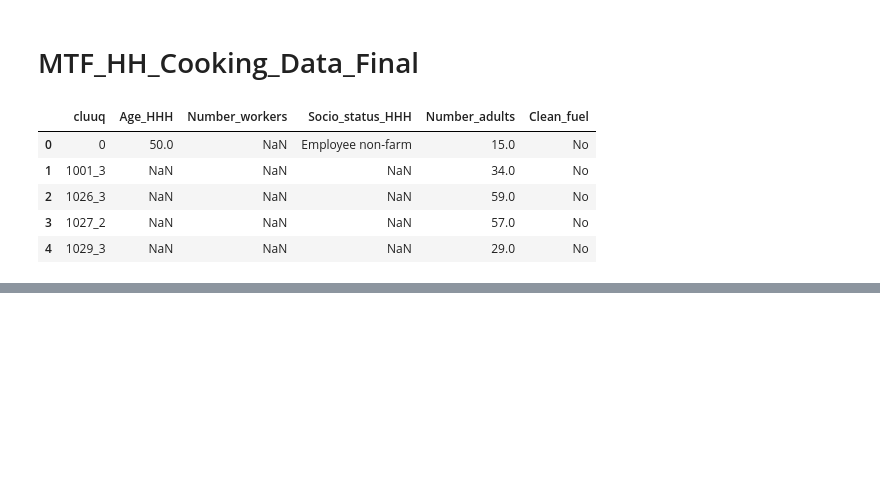
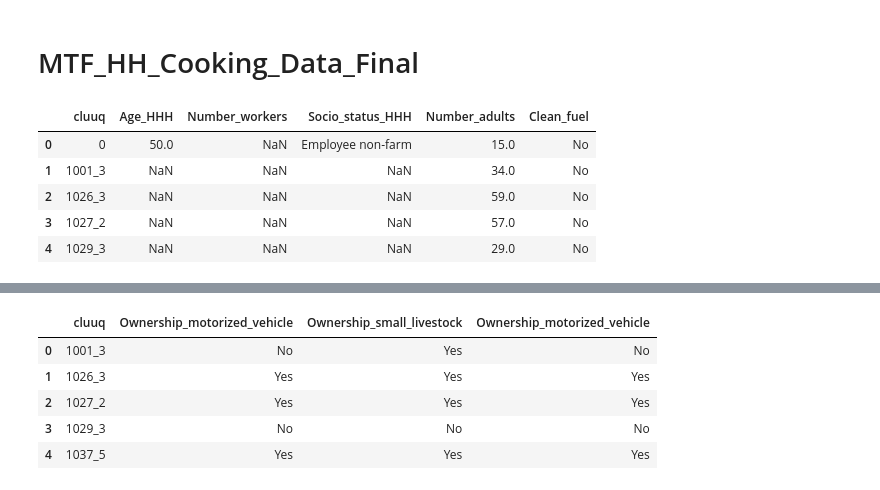
Before and after one commit to SESAM-Polimi/offgrid-demand-estimation, a Jupyter notebook: datasets/Kenya.ipynb, the cells around one changed output, grey strips where cells are left out. Cells and saved outputs as stored; diff of their text form; code cells hidden in the pictures; blank space fills up the shorter version.

```diff
--- a/datasets/Kenya.ipynb
+++ b/datasets/Kenya.ipynb
@@ -118,0 +361,23 @@ Kenya.to_dataframe().head()
+# %%
+M2_Asset_Data_Final = ODEDataset('kenya/MTF_HH_Sec.M2_Asset_Data_Final').from_csv(
+    "../playground/data/ESMAP/kenya/MTF_HH_Sec.M2_Asset_Data_Final.csv", encoding='ISO-8859-1')
+
+M2_Asset_Data_Final = M2_Asset_Data_Final.group_by("cluuq")
+
+M2_Asset_Data_Final = M2_Asset_Data_Final.new_feature("Ownership_small_livestock_all",
+                                                      common_modifiers.categorize("m_a_label",
+                                                                                  Ownership_small_livestock_original2final,
+                                                                                  ))
+
+M2_Asset_Data_Final = M2_Asset_Data_Final.new_feature("Ownership_large_livestock_all",
+                                                      common_modifiers.categorize('m_a_label',
+                                                                                  Ownership_large_livestock_original2final,
+                                                                                  ))
+
+M2_Asset_Data_Final = M2_Asset_Data_Final.new_feature("Ownership_small_livestock",
+                                                      common_modifiers.find_any('Ownership_small_livestock_all', 1,
+                                                                                'Yes', 'No'))
+
+M2_Asset_Data_Final = M2_Asset_Data_Final.new_feature("Ownership_large_livestock",
+                                                      common_modifiers.find_any('Ownership_large_livestock_all', 1,
+                                                                                'Yes', 'No'))
@@ -118,0 +394,12 @@ Kenya.to_dataframe().head()
+# %%
+Asset_Data_Final = M1_Asset_Data_Final.merge(M2_Asset_Data_Final, on="cluuq")
+Asset_Data_Final = Asset_Data_Final.select(['cluuq', 'Ownership_motorized_vehicle', 'Ownership_small_livestock', 'Ownership_motorized_vehicle'])
+# %%
+Asset_Data_Final.to_dataframe().head()
+# %% [output]
+|  | cluuq | Ownership_motorized_vehicle | Ownership_small_livestock | Ownership_motorized_vehicle |
+| 0 | 1001_3 | No | Yes | No |
+| 1 | 1026_3 | Yes | Yes | Yes |
+| 2 | 1027_2 | Yes | Yes | Yes |
+| 3 | 1029_3 | No | No | No |
+| 4 | 1037_5 | Yes | Yes | Yes |
```
Also changed, not shown: parts of 19 cells of this notebook, 8 other files.
